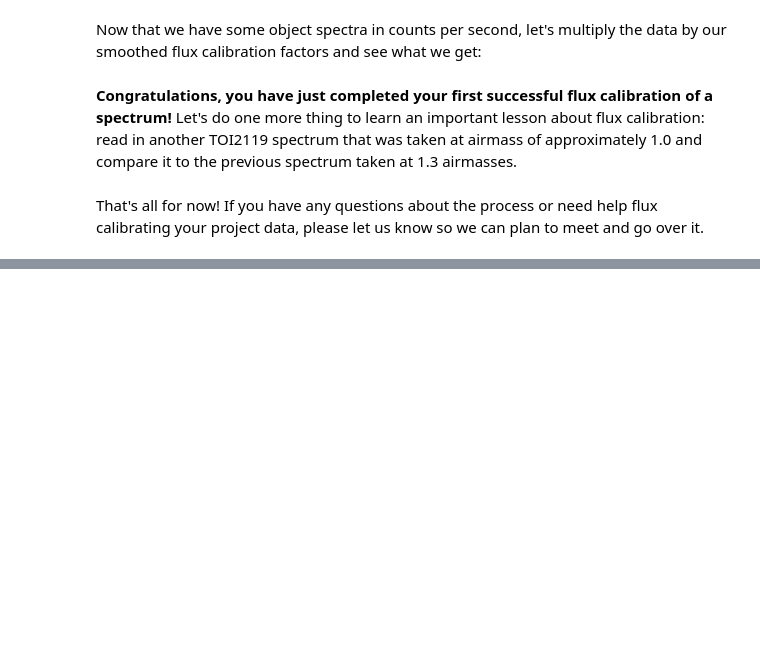
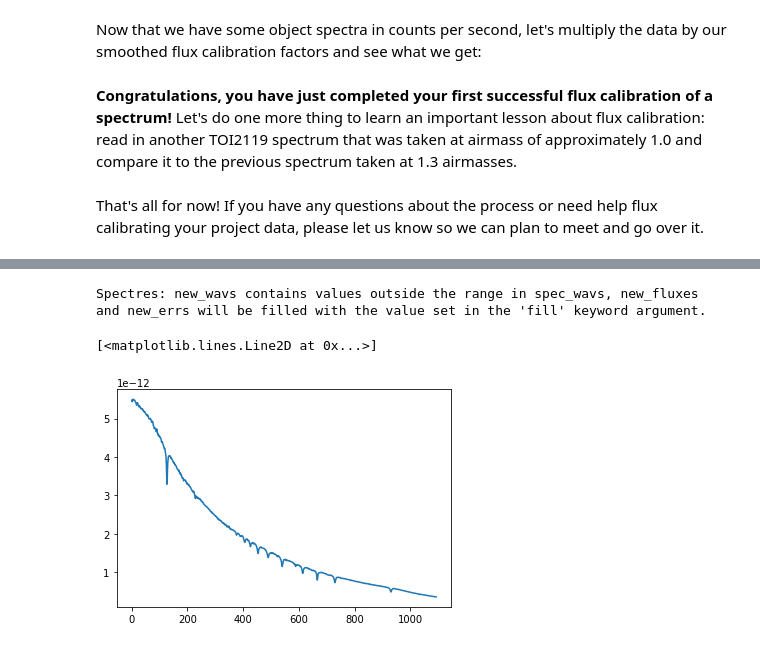
Before and after one commit to collinsinclair/astr-3520-final-project, a Jupyter notebook: Flux Calibration-2.ipynb, the cells around one changed output, grey strips where cells are left out. Saved outputs shown, nothing was run; the diff lists cells and outputs as text; code cells hidden in the pictures; blank space fills up the shorter version.

```diff
--- a/Flux Calibration-2.ipynb
+++ b/Flux Calibration-2.ipynb
@@ -292,0 +240,24 @@ That's all for now! If you have any questions about the process or need help flu
+# %%
+# find all the points in standard_wavelength that are greater than the minimum of data_wavelengths and less than the maximum of data_wavelengths
+ii = [i for i in range(len(standard_wavelength)) if
+      float(np.amin(data_wavelengths)) < standard_wavelength[i] < float(np.amax(data_wavelengths))]
+
+# Make new flux spectrum wavelength arrays for the range of wavelengths in data_wavelengths
+standard_wavelength_trimmed = standard_wavelength[ii]
+
+# Use spectres to resample the data onto the flux spectrum wavelength scale
+data_counts_masked = spectres(standard_wavelength_trimmed, data_wavelengths, data_counts, fill=1)
+
+# Create the flux factor: divide the true flux spectrum by the observed spectrum
+flux_factor = standard_flux[ii] / data_counts_masked
+
+# Interpolate the flux factor onto the data_wavelengths
+flux_factor_interp = interp1d(standard_wavelength_trimmed, flux_factor, kind='cubic', fill_value='extrapolate')
+flux_factor_data = flux_factor_interp(data_wavelengths)
+# %% [output]
+Spectres: new_wavs contains values outside the range in spec_wavs, new_fluxes and new_errs will be filled with the value set in the 'fill' keyword argument.
+# %%
+plt.plot(flux_factor)
+# %% [output]
+[<matplotlib.lines.Line2D at 0x...>]
+[figure, added]
```
Also changed, not shown: parts of 25 cells of this notebook, 10 other files.
